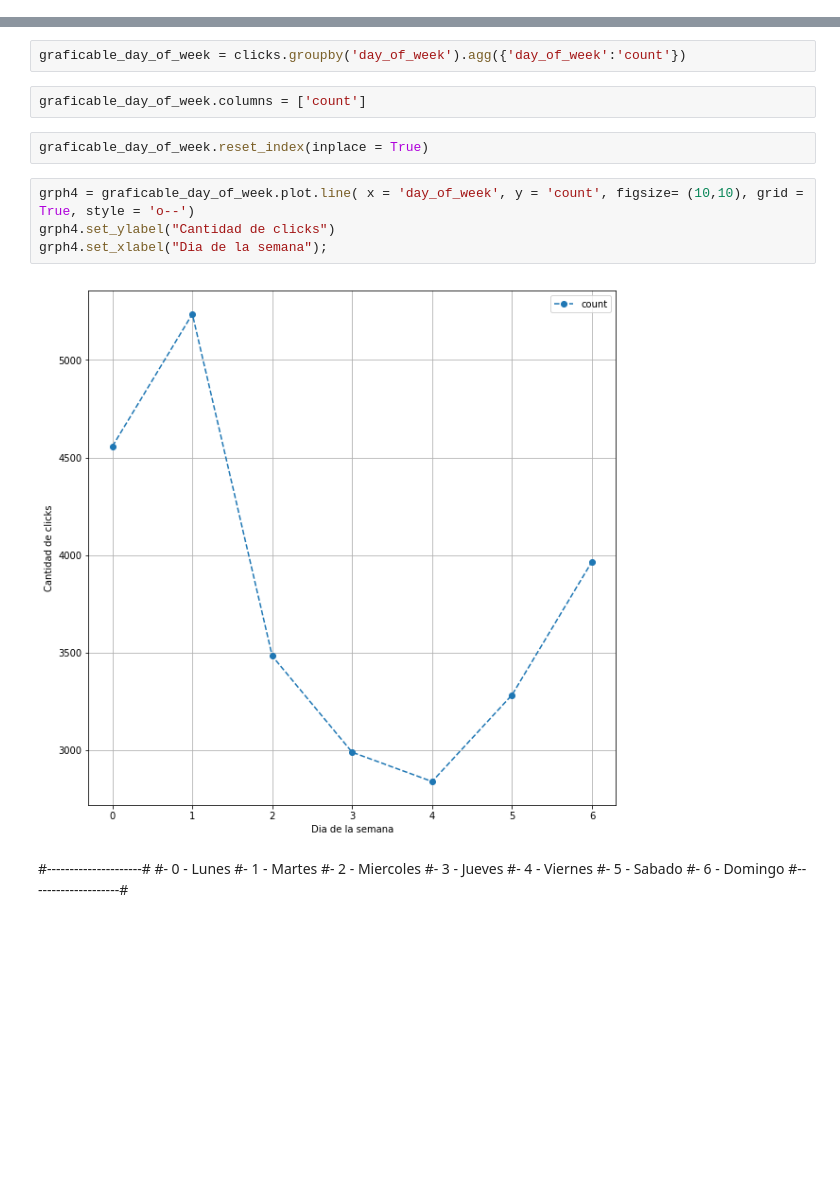
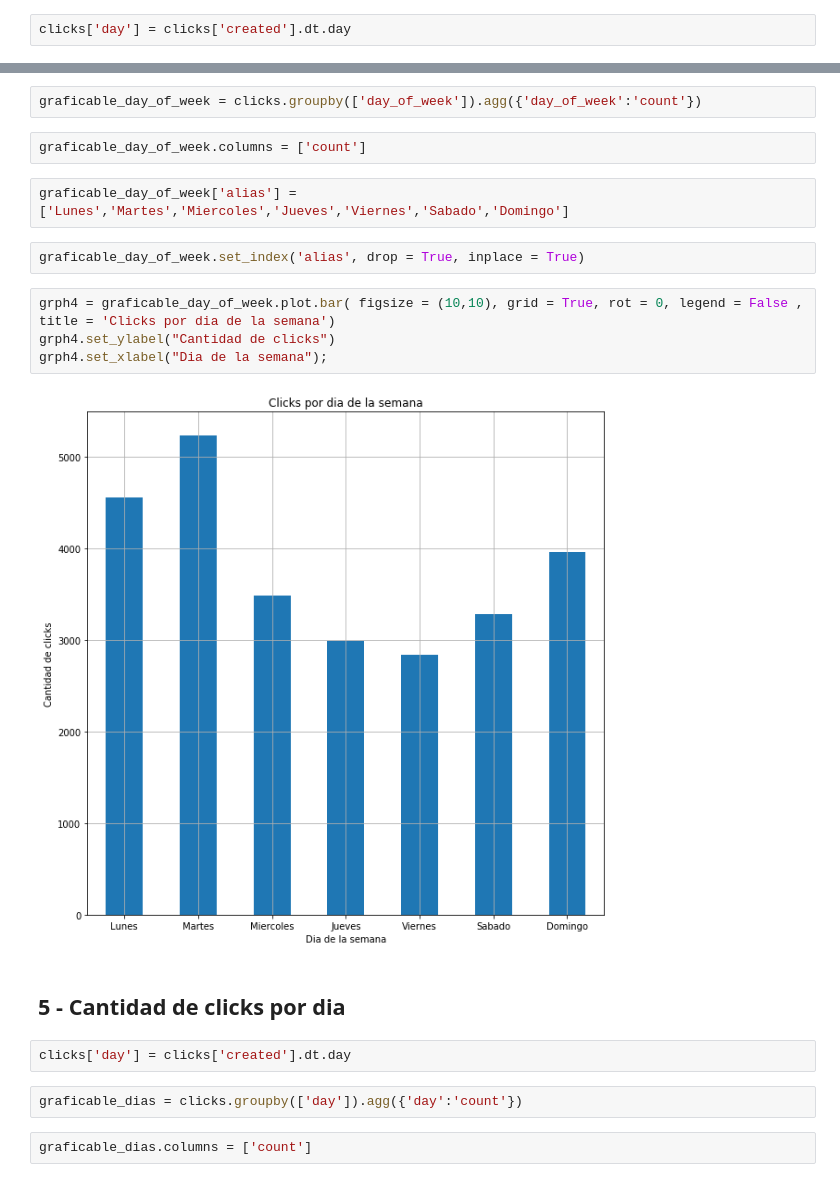
Before and after one commit to sberoch/Datos, a Jupyter notebook: clicks.ipynb, the cells around one changed output, grey strips where cells are left out. Saved outputs shown, nothing was run; the diff lists cells and outputs as text; blank space fills up the shorter version.

```diff
--- a/clicks.ipynb
+++ b/clicks.ipynb
@@ -165,3 +171,5 @@ grph2.set_ylabel = 'Cantidad de clicks'
 ## 4 - Cantidad de clicks por dia de la semana
 # %%
 clicks['day_of_week'] = clicks['created'].dt.dayofweek
+# %%
+clicks['day'] = clicks['created'].dt.day
@@ -168,22 +194,22 @@ clicks['day_of_week'] = clicks['created'].dt.dayofweek
 # %%
-graficable_day_of_week = clicks.groupby('day_of_week').agg({'day_of_week':'count'})
+graficable_day_of_week = clicks.groupby(['day_of_week']).agg({'day_of_week':'count'})
 # %%
 graficable_day_of_week.columns = ['count']
+# %%
+graficable_day_of_week['alias'] = ['Lunes','Martes','Miercoles','Jueves','Viernes','Sabado','Domingo']
 # %%
-graficable_day_of_week.reset_index(inplace = True)
+graficable_day_of_week.set_index('alias', drop = True, inplace = True)
 # %%
-grph4 = graficable_day_of_week.plot.line( x = 'day_of_week', y = 'count', figsize= (10,10), grid = True, style = 'o--')
+grph4 = graficable_day_of_week.plot.bar( figsize = (10,10), grid = True, rot = 0, legend = False , title = 'Clicks por dia de la semana')
 grph4.set_ylabel("Cantidad de clicks")
 grph4.set_xlabel("Dia de la semana");
 # %% [output]
-[figure, old version]
+[figure, new version]
-# %% [markdown]
-#---------------------#
-#-    0 - Lunes
-#-    1 - Martes
-#-    2 - Miercoles
-#-    3 - Jueves
-#-    4 - Viernes
-#-    5 - Sabado
-#-    6 - Domingo
-#--------------------#
+# %% [markdown]
+## 5 - Cantidad de clicks por dia
+# %%
+clicks['day'] = clicks['created'].dt.day
+# %%
+graficable_dias = clicks.groupby(['day']).agg({'day':'count'})
+# %%
+graficable_dias.columns = ['count']
```
Also changed, not shown: parts of 11 cells of this notebook.
